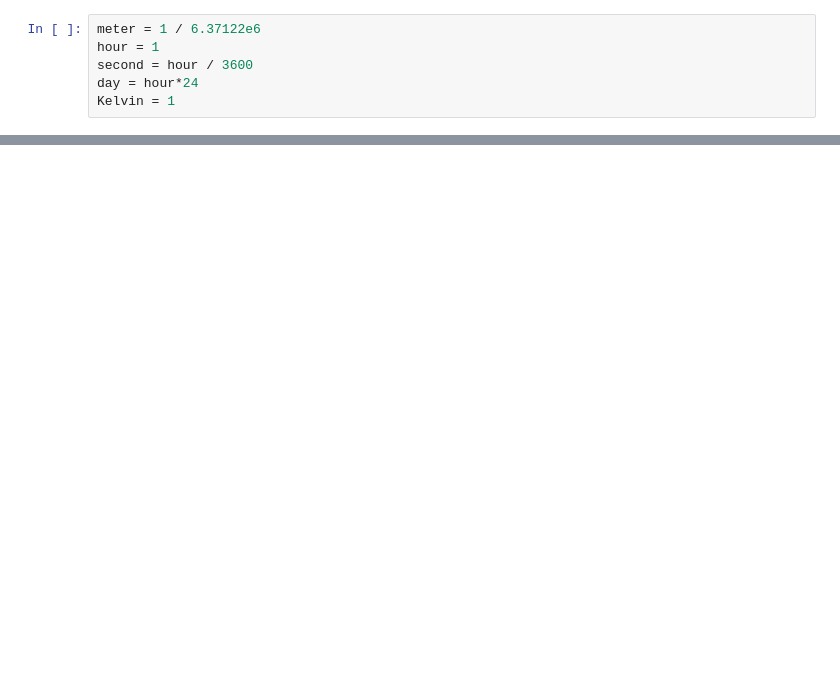
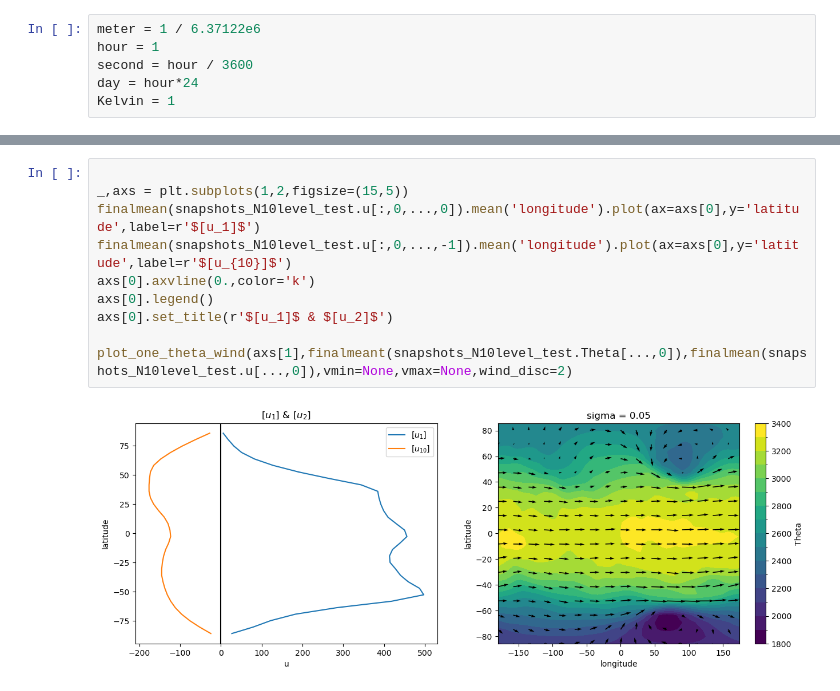
Before and after one commit to qnicolas/superrotation, a Jupyter notebook: nLevel.ipynb, the cells around one changed output, grey strips where cells are left out. Cells and saved outputs as stored; diff of their text form; blank space fills up the shorter version.

```diff
--- a/nLevel.ipynb
+++ b/nLevel.ipynb
@@ -71,0 +54,12 @@ snapshots_2level_test.theta1[0].plot()
+# %%
+
+_,axs = plt.subplots(1,2,figsize=(15,5))
+finalmean(snapshots_N10level_test.u[:,0,...,0]).mean('longitude').plot(ax=axs[0],y='latitude',label=r'$[u_1]$')
+finalmean(snapshots_N10level_test.u[:,0,...,-1]).mean('longitude').plot(ax=axs[0],y='latitude',label=r'$[u_{10}]$')
+axs[0].axvline(0.,color='k')
+axs[0].legend()
+axs[0].set_title(r'$[u_1]$ & $[u_2]$')
+
+plot_one_theta_wind(axs[1],finalmeant(snapshots_N10level_test.Theta[...,0]),finalmean(snapshots_N10level_test.u[...,0]),vmin=None,vmax=None,wind_disc=2)
+# %% [output]
+[figure, added]
```
Also changed, not shown: parts of 16 cells of this notebook, 18 other files.
